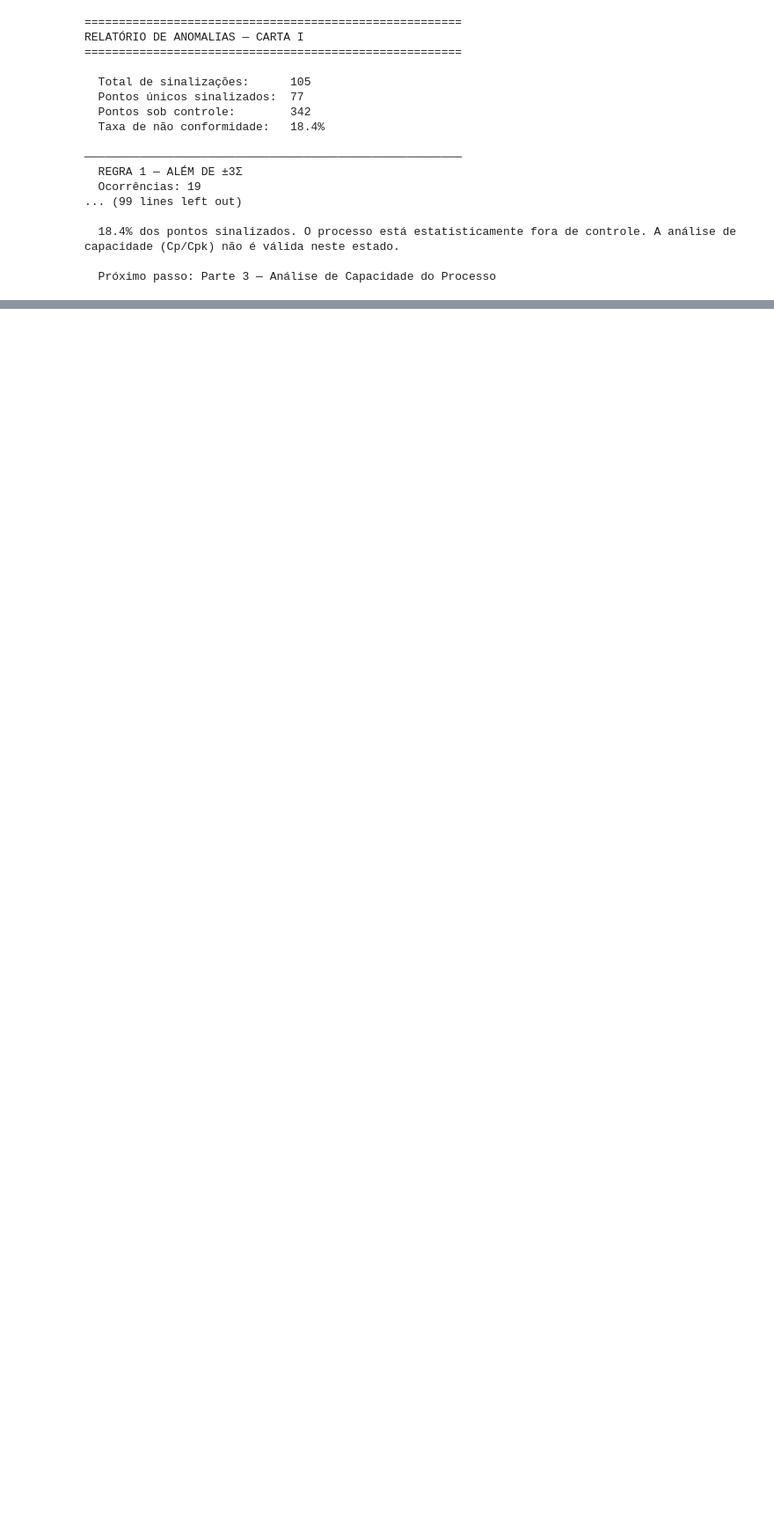
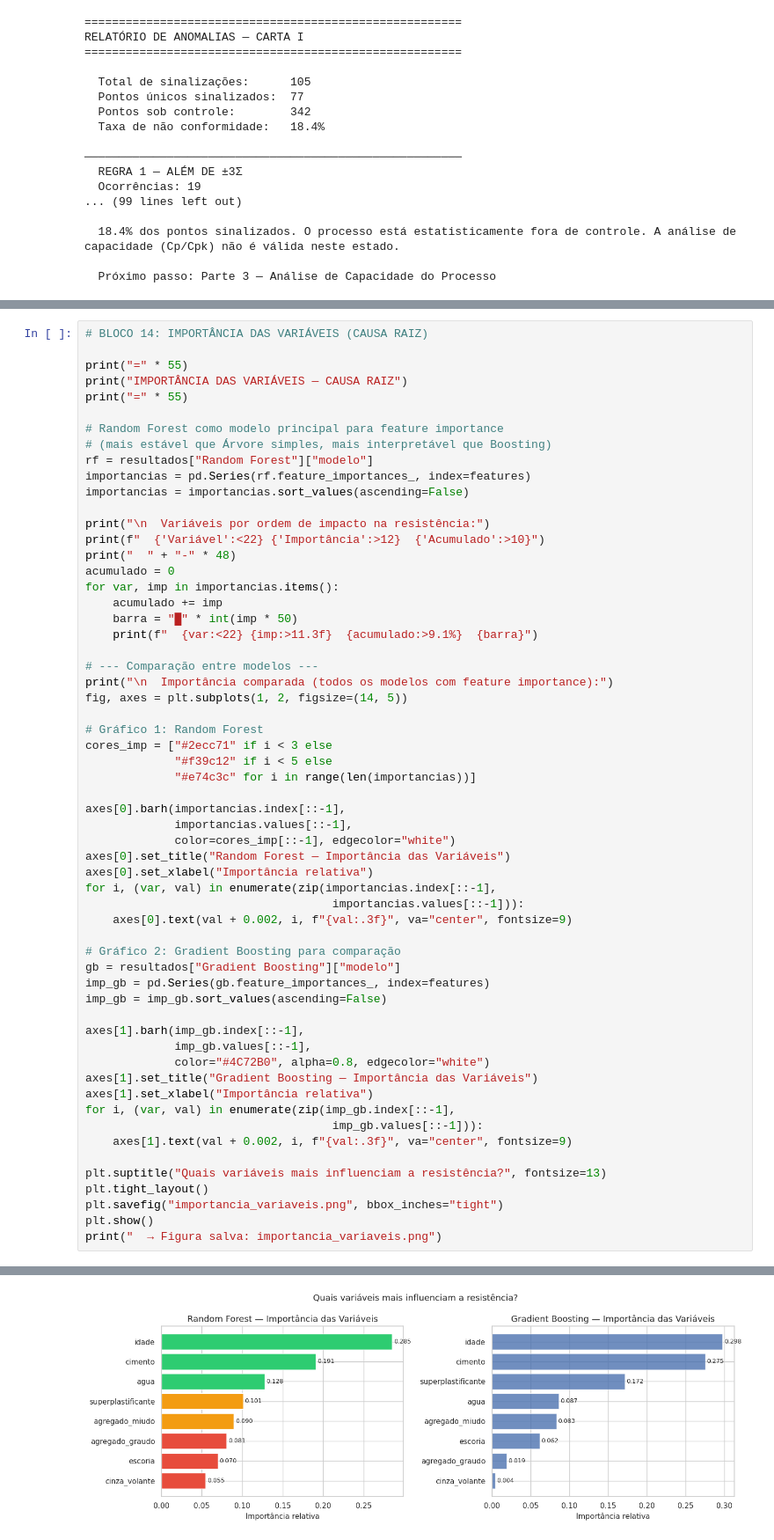
Before and after one commit to larissaorsomarso/mvp-cep-concreto, a Jupyter notebook: MVP_CEP_Concreto.ipynb, the cells around one changed output, grey strips where cells are left out. Shown at 88% size. Drawn from its saved outputs; the diff is of its cells as text; blank space fills up the shorter version.

```diff
--- a/MVP_CEP_Concreto.ipynb
+++ b/MVP_CEP_Concreto.ipynb
@@ -789,0 +1027,60 @@ RELATÓRIO DE ANOMALIAS — CARTA I
+# %%
+# BLOCO 14: IMPORTÂNCIA DAS VARIÁVEIS (CAUSA RAIZ)
+
+print("=" * 55)
+print("IMPORTÂNCIA DAS VARIÁVEIS — CAUSA RAIZ")
+print("=" * 55)
+
+# Random Forest como modelo principal para feature importance
+# (mais estável que Árvore simples, mais interpretável que Boosting)
+rf = resultados["Random Forest"]["modelo"]
+importancias = pd.Series(rf.feature_importances_, index=features)
+importancias = importancias.sort_values(ascending=False)
+
+print("\n  Variáveis por ordem de impacto na resistência:")
+print(f"  {'Variável':<22} {'Importância':>12}  {'Acumulado':>10}")
+print("  " + "-" * 48)
+acumulado = 0
+for var, imp in importancias.items():
+    acumulado += imp
+    barra = "█" * int(imp * 50)
+    print(f"  {var:<22} {imp:>11.3f}  {acumulado:>9.1%}  {barra}")
+
+# --- Comparação entre modelos ---
+print("\n  Importância comparada (todos os modelos com feature importance):")
+fig, axes = plt.subplots(1, 2, figsize=(14, 5))
+
+# Gráfico 1: Random Forest
+cores_imp = ["#2ecc71" if i < 3 else
+             "#f39c12" if i < 5 else
+             "#e74c3c" for i in range(len(importancias))]
+
+axes[0].barh(importancias.index[::-1],
+             importancias.values[::-1],
+             color=cores_imp[::-1], edgecolor="white")
+axes[0].set_title("Random Forest — Importância das Variáveis")
+axes[0].set_xlabel("Importância relativa")
+for i, (var, val) in enumerate(zip(importancias.index[::-1],
+                                    importancias.values[::-1])):
+    axes[0].text(val + 0.002, i, f"{val:.3f}", va="center", fontsize=9)
+
+# Gráfico 2: Gradient Boosting para comparação
+gb = resultados["Gradient Boosting"]["modelo"]
+imp_gb = pd.Series(gb.feature_importances_, index=features)
+imp_gb = imp_gb.sort_values(ascending=False)
+
+axes[1].barh(imp_gb.index[::-1],
+             imp_gb.values[::-1],
+             color="#4C72B0", alpha=0.8, edgecolor="white")
+axes[1].set_title("Gradient Boosting — Importância das Variáveis")
+axes[1].set_xlabel("Importância relativa")
+for i, (var, val) in enumerate(zip(imp_gb.index[::-1],
+                                    imp_gb.values[::-1])):
+    axes[1].text(val + 0.002, i, f"{val:.3f}", va="center", fontsize=9)
+
+plt.suptitle("Quais variáveis mais influenciam a resistência?", fontsize=13)
+plt.tight_layout()
+plt.savefig("importancia_variaveis.png", bbox_inches="tight")
+plt.show()
+print("  → Figura salva: importancia_variaveis.png")
+# %% [output]
@@ -789,0 +1104 @@ RELATÓRIO DE ANOMALIAS — CARTA I
+[figure, added]
```
Also changed, not shown: parts of 5 cells of this notebook.
